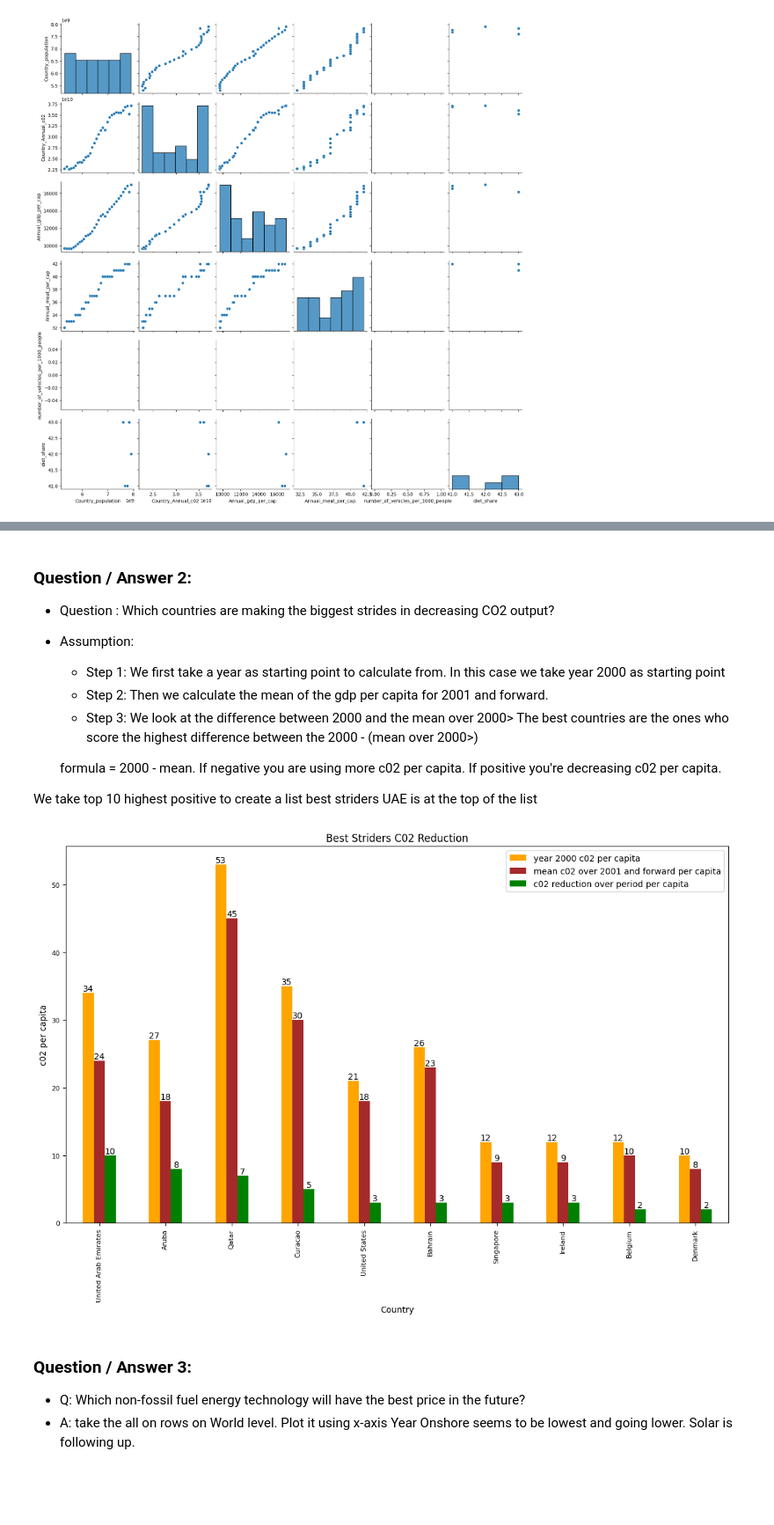
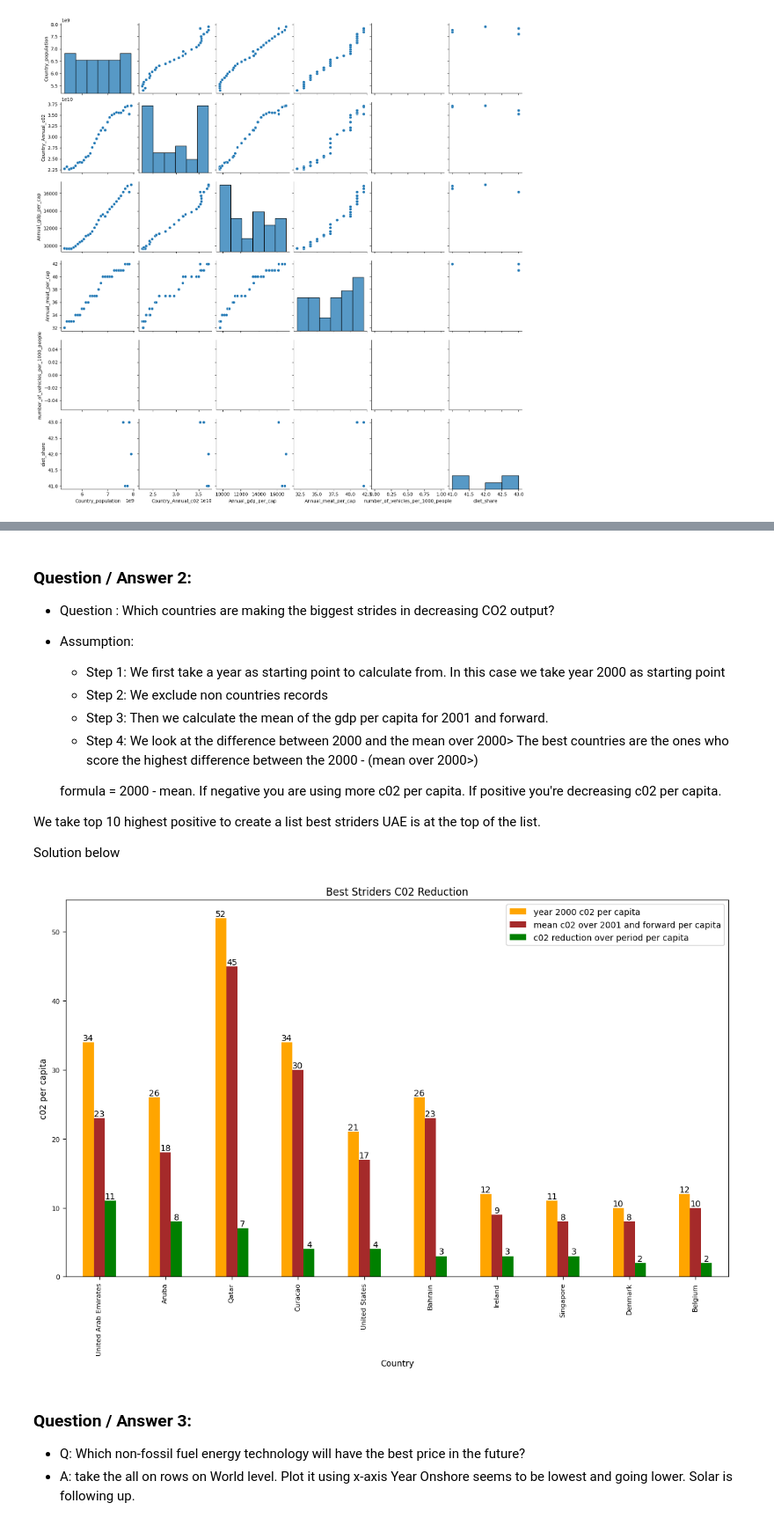
Before and after one commit to ayuksekdag/winacademy_python_dna, a Jupyter notebook: final_assignment/final_co2Project.ipynb, the cells around one changed output, grey strips where cells are left out. Shown at 88% size. Saved outputs shown, nothing was run; the diff lists cells and outputs as text; code cells hidden in the pictures; blank space fills up the shorter version.

```diff
--- a/final_assignment/final_co2Project.ipynb
+++ b/final_assignment/final_co2Project.ipynb
@@ -195,5 +181,13 @@ pop_ann_c02_gdp_meat_vehicle_diet_prep = (
     pd.merge(pop_ann_c02_gdp_meat_vehicle_prep , healty_diet_prep , how="left", on=dataset_key, suffixes=('', '_y'))
 )
 
-print(f'final dataset struct pop_ann_c02_gdp_meat_vehicle_diet_prep \n\n{pop_ann_c02_gdp_meat_vehicle_diet_prep.dtypes}')
+
+
+#calculate C02 per capita
+
+pop_ann_c02_gdp_meat_vehicle_diet_prep['Annual_c02_per_cap'] = pop_ann_c02_gdp_meat_vehicle_diet_prep['Country_Annual_c02'] / pop_ann_c02_gdp_meat_vehicle_diet_prep['Country_population']
+pop_ann_c02_gdp_meat_vehicle_diet_prep['Annual_c02_per_cap'] = pop_ann_c02_gdp_meat_vehicle_diet_prep['Annual_c02_per_cap'].astype(int)
+
+
+print(f'final dataset structure pop_ann_c02_gdp_meat_vehicle_diet_prep \n\n{pop_ann_c02_gdp_meat_vehicle_diet_prep.dtypes}')
 # %% [output]
@@ -356,16 +357,32 @@ plt.show()
 - Question : Which countries are making the biggest strides in decreasing CO2 output?
 - Assumption:
   - Step 1:  We first take a year as starting point to calculate from. In this case we take year 2000 as starting point
-  - Step 2: Then we calculate the mean of the gdp per capita for 2001 and forward.
-  - Step 3: We look at the difference between 2000 and the mean over 2000>
+  - Step 2: We exclude non countries records
+  - Step 3: Then we calculate the mean of the gdp per capita for 2001 and forward.
+  - Step 4: We look at the difference between 2000 and the mean over 2000>
   The best countries are the ones who score the highest difference between the 2000 - (mean over 2000>)
 
   formula = 2000 - mean. If negative you are using more c02 per capita. If positive you're decreasing c02 per capita.
 
 We take top 10 highest positive to create a list best striders
-UAE is at the top of the list
+UAE is at the top of the list.
+
+Solution below
 # %%
-c02_reduction_champs_prep = pop_ann_c02_gdp_meat_prep[['Country','Year','Annual_c02_per_cap']].copy()
+c02_reduction_champs_prep = pop_ann_c02_gdp_meat_vehicle_diet_prep[['Country','Year','Annual_c02_per_cap']].copy()
+
+# exlude non countrie records
+list_of_exclude_entries = [
+     'Land-locked developing countries (LLDC)',
+     'Least developed countries', 'Less developed regions',
+     'Less developed regions, excluding China',
+     'Less developed regions, excluding least developed countries',
+     'Low-income countries', 'Lower-middle-income countries',
+     'World','High-income countries','Upper-middle-income countries'
+]
+
+c02_reduction_champs_prep = c02_reduction_champs_prep[~c02_reduction_champs_prep['Country'].isin(list_of_exclude_entries)].copy()
+
 
 c02_champs_2000_as_basis = (
     c02_reduction_champs_prep[c02_reduction_champs_prep['Year']=='01-01-2000']
@@ -382,34 +399,34 @@ c02_champs_mean_after_2000 = (
     .rename(columns={'Annual_c02_per_cap':'mean c02 over 2001 and forward per capita'})
 )
 
 c02_champs_mean_after_2000
 
 dataset_key = ['Country']
 
 combine  = (
     pd.merge(c02_champs_2000_as_basis , c02_champs_mean_after_2000 , how="inner", on=dataset_key, suffixes=('', '_y'))
 )
 
 combine['c02 reduction over period per capita'] = combine['year 2000 c02 per capita'] - combine['mean c02 over 2001 and forward per capita']
 
 
 ax = (combine.sort_values(by=['c02 reduction over period per capita'], ascending=False)
 .head(10)
 .round(0)
 .set_index('Country')
 .plot(kind='bar'
 ,stacked=False
       ,fontsize=8
       ,color=['orange', 'brown','green']
       ,figsize=(14,8)
       ,title='Best Striders C02 Reduction'
       ,ylabel='c02 per capita')
 )
 
 for heights in ax.containers:
     ax.bar_label(heights)
 # %% [output]
-[figure, old version]
+[figure, new version]
 # %% [markdown]
 ### Question / Answer 3:
 - Q: Which non-fossil fuel energy technology will have the best price in the future?
```
Also changed, not shown: parts of 15 cells of this notebook.
